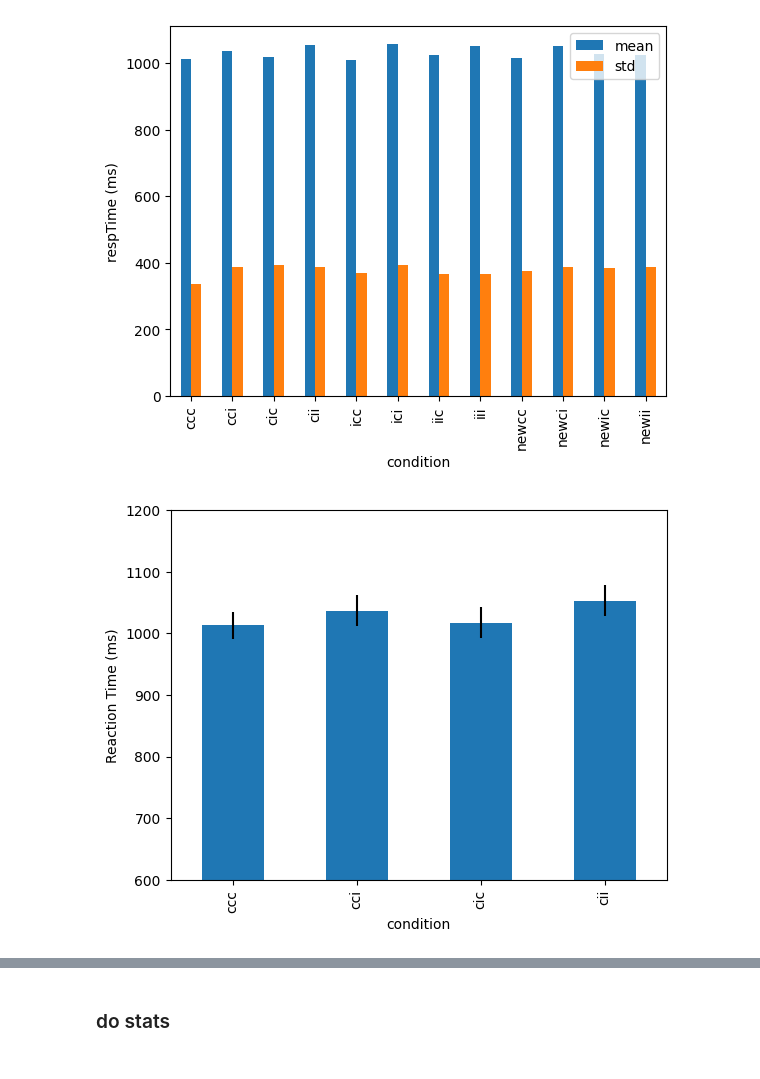
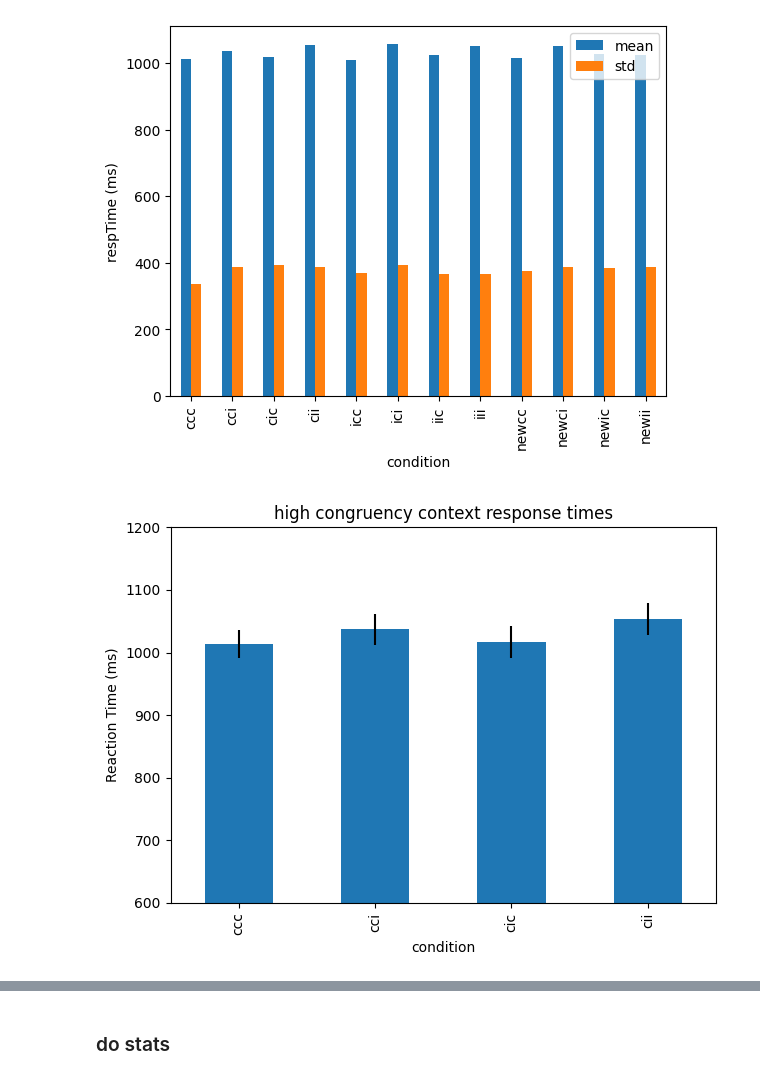
Before and after one commit to jimzhang629/contextFlanker2.0, a Jupyter notebook: analysis/makecsv.ipynb, the cells around one changed output, grey strips where cells are left out. Saved outputs shown, nothing was run; the diff lists cells and outputs as text; code cells hidden in the pictures.

```diff
--- a/analysis/makecsv.ipynb
+++ b/analysis/makecsv.ipynb
@@ -377,7 +413,7 @@ afterNewIncTestDF avg resp time: 991.415503875969
 # %% [markdown]
 ### effect of context during the learning blocks
 # %%
-firstLearnBlockLowConDF = highAccDF.loc[(highAccDF['blockNumber'] == 1) & (highAccDF['firstBlockName'].isin(['learnBtop', 'learnBbot']))]
+firstLearnBlockHighConDF = highAccDF.loc[(highAccDF['blockNumber'] == 1) & (highAccDF['firstBlockName'].isin(['learnBtop', 'learnBbot']))]
 firstLearnBlockHighConDF.name = 'firstLearnBlockHighConDF'
 
 secondLearnBlockHighConDF = highAccDF.loc[(highAccDF['blockNumber'] == 2) & (highAccDF['secondBlockName'].isin(['learnBtop', 'learnBbot']))]
@@ -494,6 +530,11 @@ learncciDF.name = 'learncciDF'
 learncicDF.name = 'learncicDF'
 learnciiDF.name = 'learnciiDF'
 
+ciiDF.name = 'ciiDF'
+cicDF.name = 'cicDF'
+cciDF.name = 'cciDF'
+cccDF.name = 'cccDF'
+
 iiiDF.name = 'iiiDF'
 iicDF.name = 'iicDF'
 iciDF.name = 'iciDF'
@@ -687,19 +728,22 @@ See the caveats in the documentation: https://pandas.pydata.org/pandas-docs/stab
 # %%
 highConAccMean = highConStatsDF.groupby('condition').accuracy_x.mean()
 highConAccSEM = highConStatsDF.groupby('condition').accuracy_x.sem()
 
-p = highConAccMean.plot(kind='bar', ylabel='accuracy %', yerr=highConAccSEM)
+p = highConAccMean.plot(kind='bar', ylabel='accuracy %', yerr=highConAccSEM, title='high congruency context accuracies')
 p.set_ylim(0.75,1.0)
+plt.tight_layout()
 plt.savefig("highConContextAcc.png")
 
 highConRTMean = highConStatsDF.groupby('condition').respTime_x.mean()
 highConRTSEM = highConStatsDF.groupby('condition').respTime_x.sem()
 
-p = highConRTMean.plot(kind='bar', ylabel='Reaction Time (ms)', yerr=highConRTSEM)
+p = highConRTMean.plot(kind='bar', ylabel='Reaction Time (ms)', yerr=highConRTSEM, title='high congruency context response times')
 p.set_ylim(600, 1200)
+plt.tight_layout()
+
 plt.savefig("highConContextRT.png")
 # %% [output]
-[figure, old version]
+[figure, new version]
 # %%
 lowConAccMean = lowConStatsDF.groupby('condition').accuracy_x.mean()
 lowConAccSEM = lowConStatsDF.groupby('condition').accuracy_x.sem()
```
Also changed, not shown: parts of 7 cells of this notebook, 1 other file.
